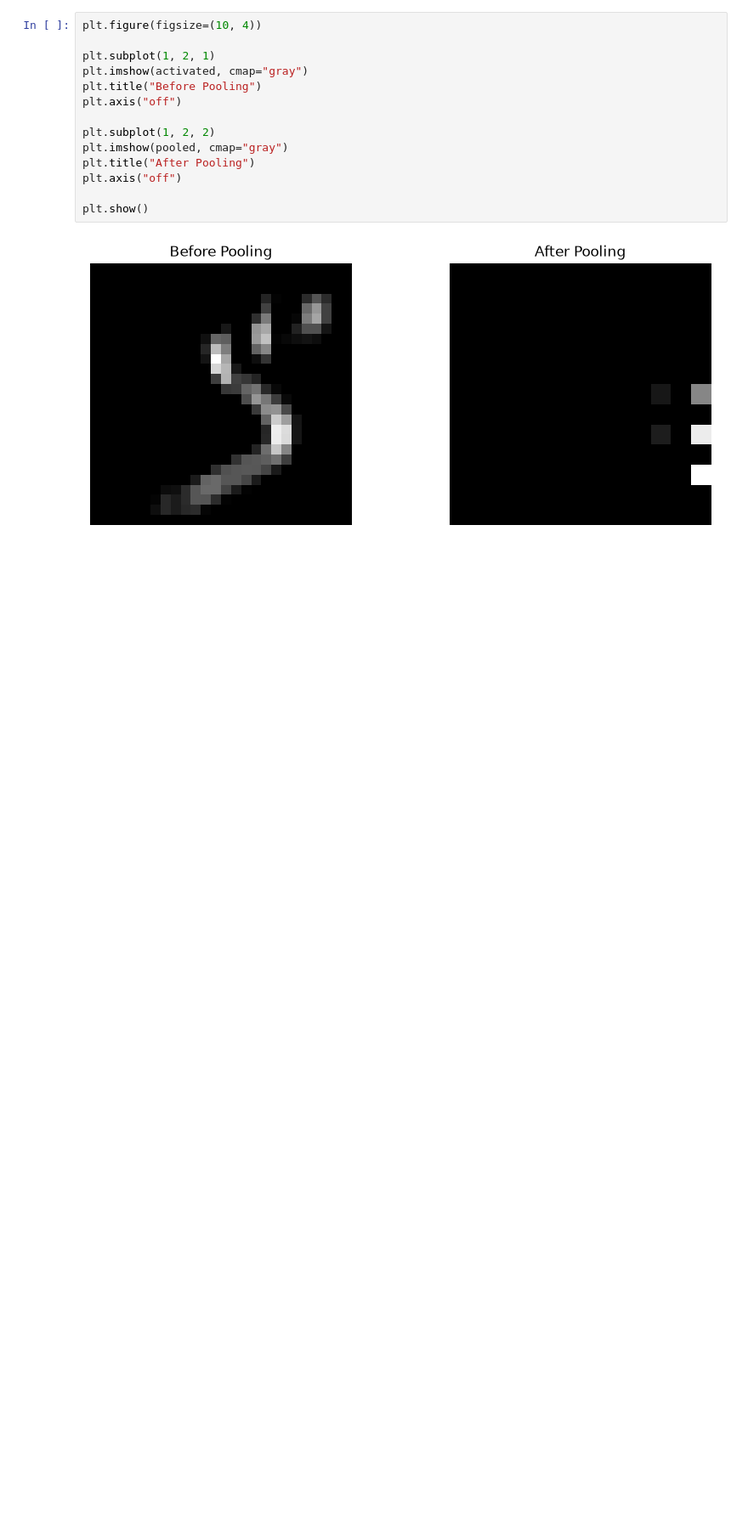
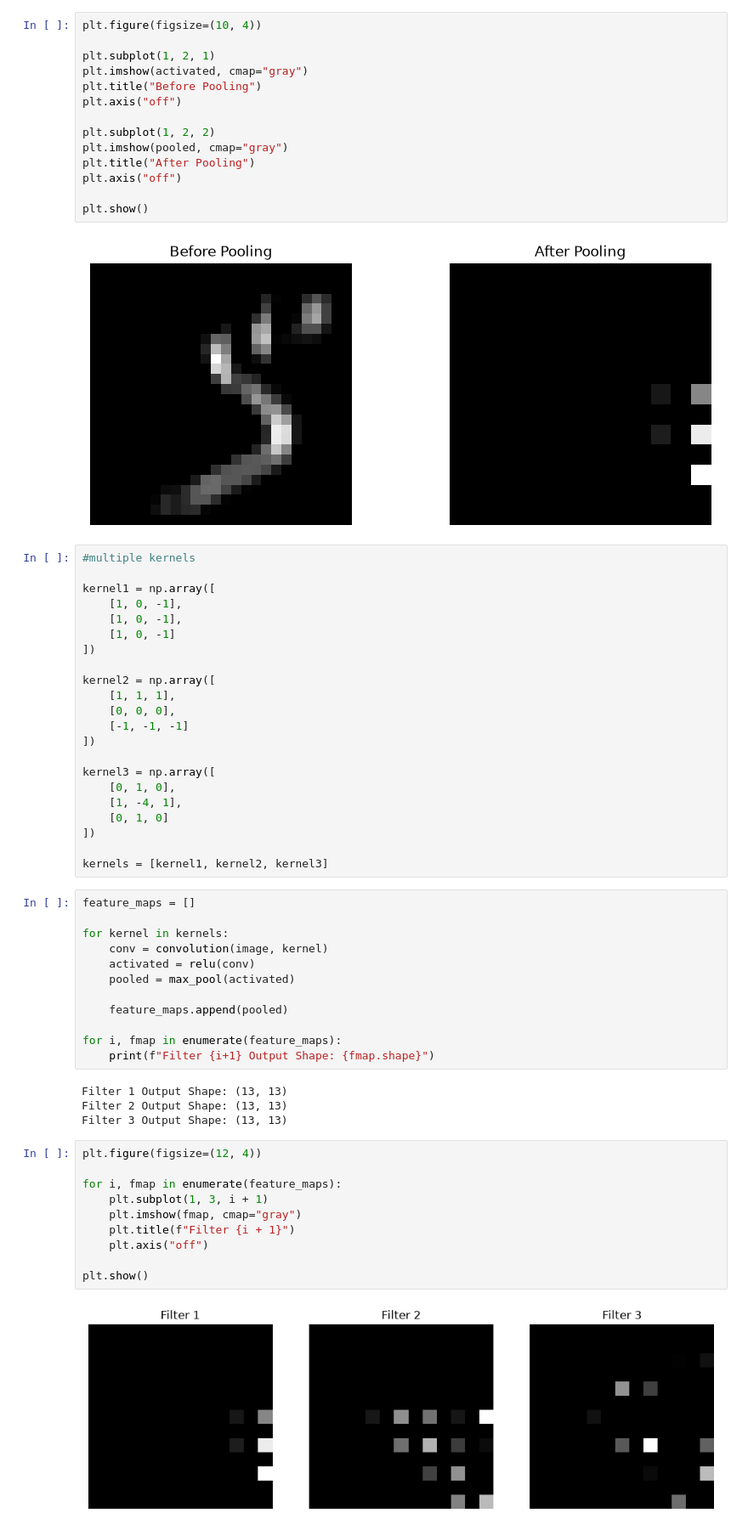
Before and after one commit to ankitwrites/recognizing-handwritten-digits-using-cnn, a Jupyter notebook: convolution from scratch.ipynb, the cells around one changed output. Shown at 85% size. Drawn from its saved outputs; the diff is of its cells as text; blank space fills up the shorter version.

Commit message:
multiple kernels

```diff
--- a/convolution from scratch.ipynb
+++ b/convolution from scratch.ipynb
@@ -173,3 +164,53 @@ plt.axis("off")
 plt.show()
 # %% [output]
 [figure]
+# %%
+#multiple kernels
+
+kernel1 = np.array([
+    [1, 0, -1],
+    [1, 0, -1],
+    [1, 0, -1]
+])
+
+kernel2 = np.array([
+    [1, 1, 1],
+    [0, 0, 0],
+    [-1, -1, -1]
+])
+
+kernel3 = np.array([
+    [0, 1, 0],
+    [1, -4, 1],
+    [0, 1, 0]
+])
+
+kernels = [kernel1, kernel2, kernel3]
+# %%
+feature_maps = []
+
+for kernel in kernels:
+    conv = convolution(image, kernel)
+    activated = relu(conv)
+    pooled = max_pool(activated)
+
+    feature_maps.append(pooled)
+
+for i, fmap in enumerate(feature_maps):
+    print(f"Filter {i+1} Output Shape: {fmap.shape}")
+# %% [output]
+Filter 1 Output Shape: (13, 13)
+Filter 2 Output Shape: (13, 13)
+Filter 3 Output Shape: (13, 13)
+# %%
+plt.figure(figsize=(12, 4))
+
+for i, fmap in enumerate(feature_maps):
+    plt.subplot(1, 3, i + 1)
+    plt.imshow(fmap, cmap="gray")
+    plt.title(f"Filter {i + 1}")
+    plt.axis("off")
+
+plt.show()
+# %% [output]
+[figure, added]
```
Also changed, not shown: parts of 2 cells of this notebook.
